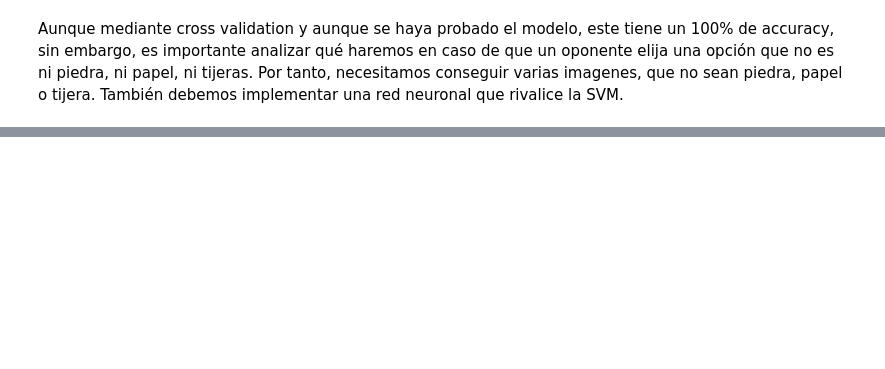
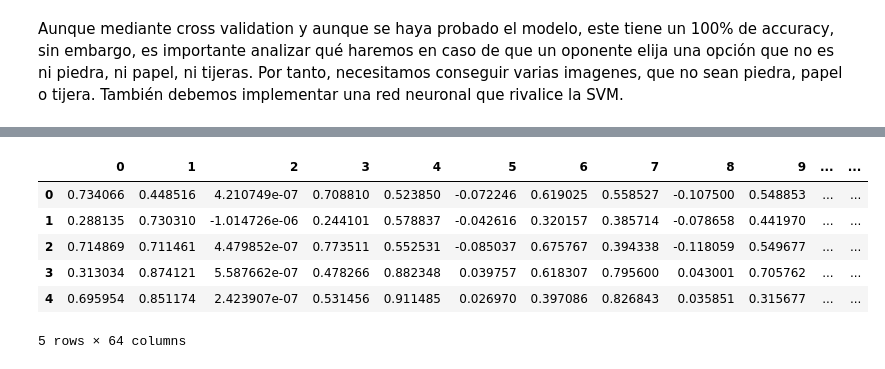
Before and after one commit to JustGerman/RockPaperScissor-NN-DL, a Jupyter notebook: proyecto.ipynb, the cells around one changed output, grey strips where cells are left out. Drawn from its saved outputs; the diff is of its cells as text; code cells hidden in the pictures; blank space fills up the shorter version.

```diff
--- a/proyecto.ipynb
+++ b/proyecto.ipynb
@@ -405,0 +444,24 @@ Aunque mediante cross validation y aunque se haya probado el modelo, este tiene
+# %%
+from PIL import Image
+import os
+
+# === Configuración ===
+input_folder = "data/dataset_no_rps"     # Carpeta con imágenes ya rotadas y redimensionadas
+output_folder = "data/dataset_no_rps_augmented"  # Nueva carpeta con duplicado + espejadas
+
+os.makedirs(output_folder, exist_ok=True)
+
+for filename in os.listdir(input_folder):
+    if filename.lower().endswith((".jpg", ".jpeg", ".png")):
+        img_path = os.path.join(input_folder, filename)
+        img = Image.open(img_path)
+
+        # Guardar imagen original
+        img.save(os.path.join(output_folder, filename))
+
+        # Crear imagen espejada (flip horizontal)
+        img_flipped = img.transpose(Image.FLIP_LEFT_RIGHT)
+        new_name = os.path.splitext(filename)[0] + "_flip.jpg"
+        img_flipped.save(os.path.join(output_folder, new_name))
+
+print("✅ Dataset duplicado con versiones espejadas (flip horizontal).")
@@ -405,0 +646,10 @@ Aunque mediante cross validation y aunque se haya probado el modelo, este tiene
+# %%
+df_none.head()
+# %% [output]
+|  | 0 | 1 | 2 | 3 | 4 | 5 | 6 | 7 | 8 | 9 | ... | ... |
+| 0 | 0.734066 | 0.448516 | 4.210749e-07 | 0.708810 | 0.523850 | -0.072246 | 0.619025 | 0.558527 | -0.107500 | 0.548853 | ... | ... |
+| 1 | 0.288135 | 0.730310 | -1.014726e-06 | 0.244101 | 0.578837 | -0.042616 | 0.320157 | 0.385714 | -0.078658 | 0.441970 | ... | ... |
+| 2 | 0.714869 | 0.711461 | 4.479852e-07 | 0.773511 | 0.552531 | -0.085037 | 0.675767 | 0.394338 | -0.118059 | 0.549677 | ... | ... |
+| 3 | 0.313034 | 0.874121 | 5.587662e-07 | 0.478266 | 0.882348 | 0.039757 | 0.618307 | 0.795600 | 0.043001 | 0.705762 | ... | ... |
+| 4 | 0.695954 | 0.851174 | 2.423907e-07 | 0.531456 | 0.911485 | 0.026970 | 0.397086 | 0.826843 | 0.035851 | 0.315677 | ... | ... |
+5 rows × 64 columns
```
Also changed, not shown: parts of 22 cells of this notebook, 5 other files.
